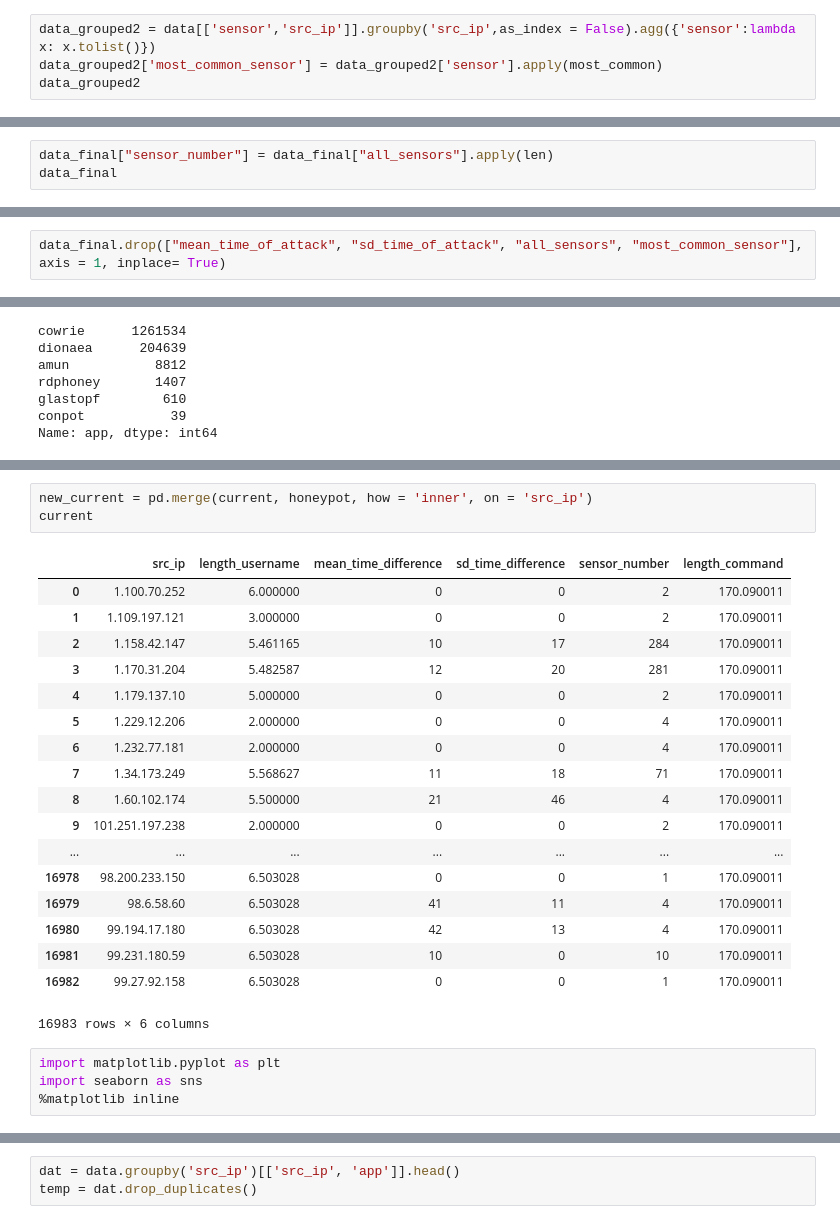
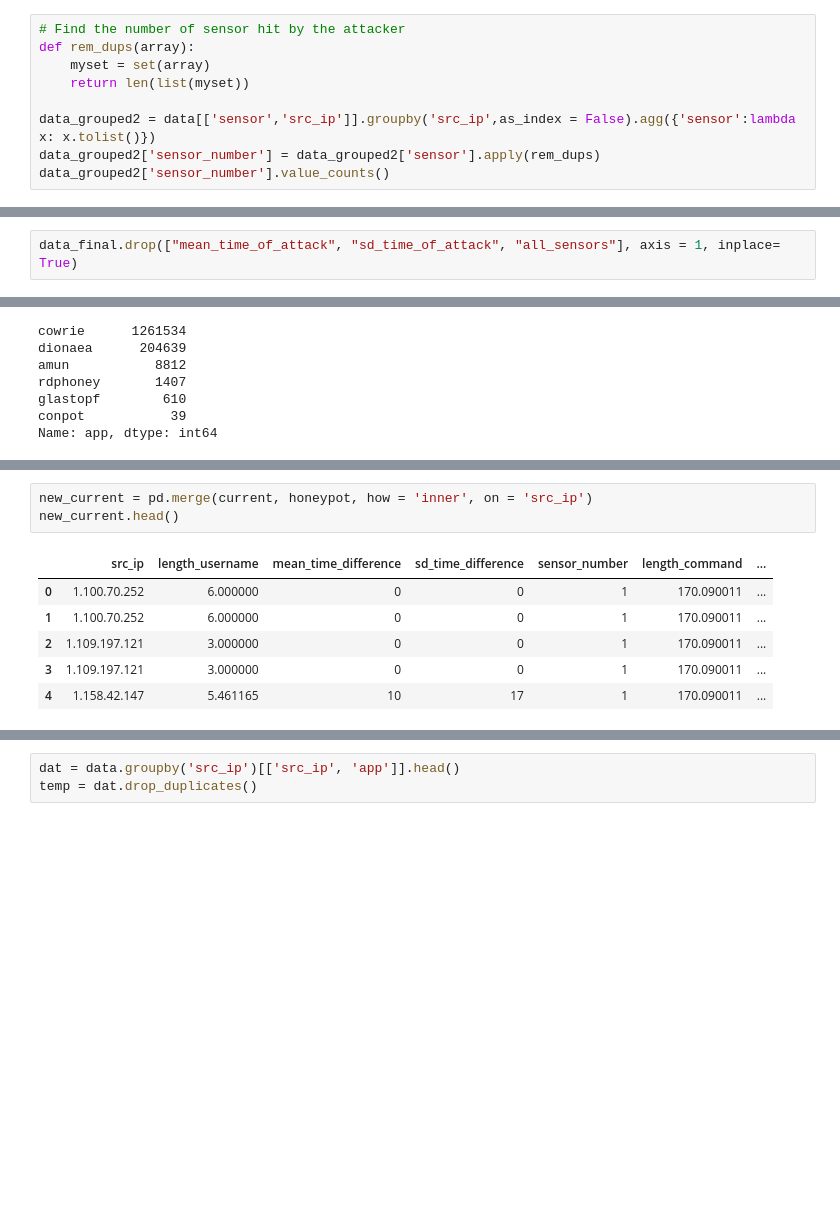
Before and after one commit to rijish45/Security-Analytics, a Jupyter notebook: ModelS.ipynb, the cells around one changed output, grey strips where cells are left out. Cells and saved outputs as stored; diff of their text form; blank space fills up the shorter version.

```diff
--- a/ModelS.ipynb
+++ b/ModelS.ipynb
@@ -251,5 +159,10 @@ data_grouped1
 # %%
+# Find the number of sensor hit by the attacker
+def rem_dups(array):
+    myset = set(array)
+    return len(list(myset))
+
 data_grouped2 = data[['sensor','src_ip']].groupby('src_ip',as_index = False).agg({'sensor':lambda x: x.tolist()})
-data_grouped2['most_common_sensor'] = data_grouped2['sensor'].apply(most_common)
-data_grouped2
+data_grouped2['sensor_number'] = data_grouped2['sensor'].apply(rem_dups)
+data_grouped2['sensor_number'].value_counts()
 # %% [output]
@@ -308,3 +200,0 @@ data_final["all_sensors"].iloc[0]
-# %%
-data_final["sensor_number"] = data_final["all_sensors"].apply(len)
-data_final
@@ -351,3 +222,3 @@ data_final.drop(["mean_time_of_attack", "sd_time_of_attack"], axis = 1)
 # %%
-data_final.drop(["mean_time_of_attack", "sd_time_of_attack", "all_sensors", "most_common_sensor"], axis = 1, inplace= True)
+data_final.drop(["mean_time_of_attack", "sd_time_of_attack", "all_sensors"], axis = 1, inplace= True)
 # %%
@@ -587,29 +345,13 @@ honeypot.groupby('src_ip').head()
 # %%
 new_current = pd.merge(current, honeypot, how = 'inner', on = 'src_ip')
-current
+new_current.head()
 # %% [output]
-|  | src_ip | length_username | mean_time_difference | sd_time_difference | sensor_number | length_command |
-| 0 | 1.100.70.252 | 6.000000 | 0 | 0 | 2 | 170.090011 |
-| 1 | 1.109.197.121 | 3.000000 | 0 | 0 | 2 | 170.090011 |
-| 2 | 1.158.42.147 | 5.461165 | 10 | 17 | 284 | 170.090011 |
-| 3 | 1.170.31.204 | 5.482587 | 12 | 20 | 281 | 170.090011 |
-| 4 | 1.179.137.10 | 5.000000 | 0 | 0 | 2 | 170.090011 |
-| 5 | 1.229.12.206 | 2.000000 | 0 | 0 | 4 | 170.090011 |
-| 6 | 1.232.77.181 | 2.000000 | 0 | 0 | 4 | 170.090011 |
-| 7 | 1.34.173.249 | 5.568627 | 11 | 18 | 71 | 170.090011 |
-| 8 | 1.60.102.174 | 5.500000 | 21 | 46 | 4 | 170.090011 |
-| 9 | 101.251.197.238 | 2.000000 | 0 | 0 | 2 | 170.090011 |
-| ... | ... | ... | ... | ... | ... | ... |
-| 16978 | 98.200.233.150 | 6.503028 | 0 | 0 | 1 | 170.090011 |
-| 16979 | 98.6.58.60 | 6.503028 | 41 | 11 | 4 | 170.090011 |
-| 16980 | 99.194.17.180 | 6.503028 | 42 | 13 | 4 | 170.090011 |
-| 16981 | 99.231.180.59 | 6.503028 | 10 | 0 | 10 | 170.090011 |
-| 16982 | 99.27.92.158 | 6.503028 | 0 | 0 | 1 | 170.090011 |
+|  | src_ip | length_username | mean_time_difference | sd_time_difference | sensor_number | length_command | ... |
+| 0 | 1.100.70.252 | 6.000000 | 0 | 0 | 1 | 170.090011 | ... |
+| 1 | 1.100.70.252 | 6.000000 | 0 | 0 | 1 | 170.090011 | ... |
+| 2 | 1.109.197.121 | 3.000000 | 0 | 0 | 1 | 170.090011 | ... |
+| 3 | 1.109.197.121 | 3.000000 | 0 | 0 | 1 | 170.090011 | ... |
+| 4 | 1.158.42.147 | 5.461165 | 10 | 17 | 1 | 170.090011 | ... |
-16983 rows × 6 columns
-# %%
-import matplotlib.pyplot as plt
-import seaborn as sns
-%matplotlib inline
 # %%
 current
 # %% [output]
```
Also changed, not shown: parts of 95 cells of this notebook.
